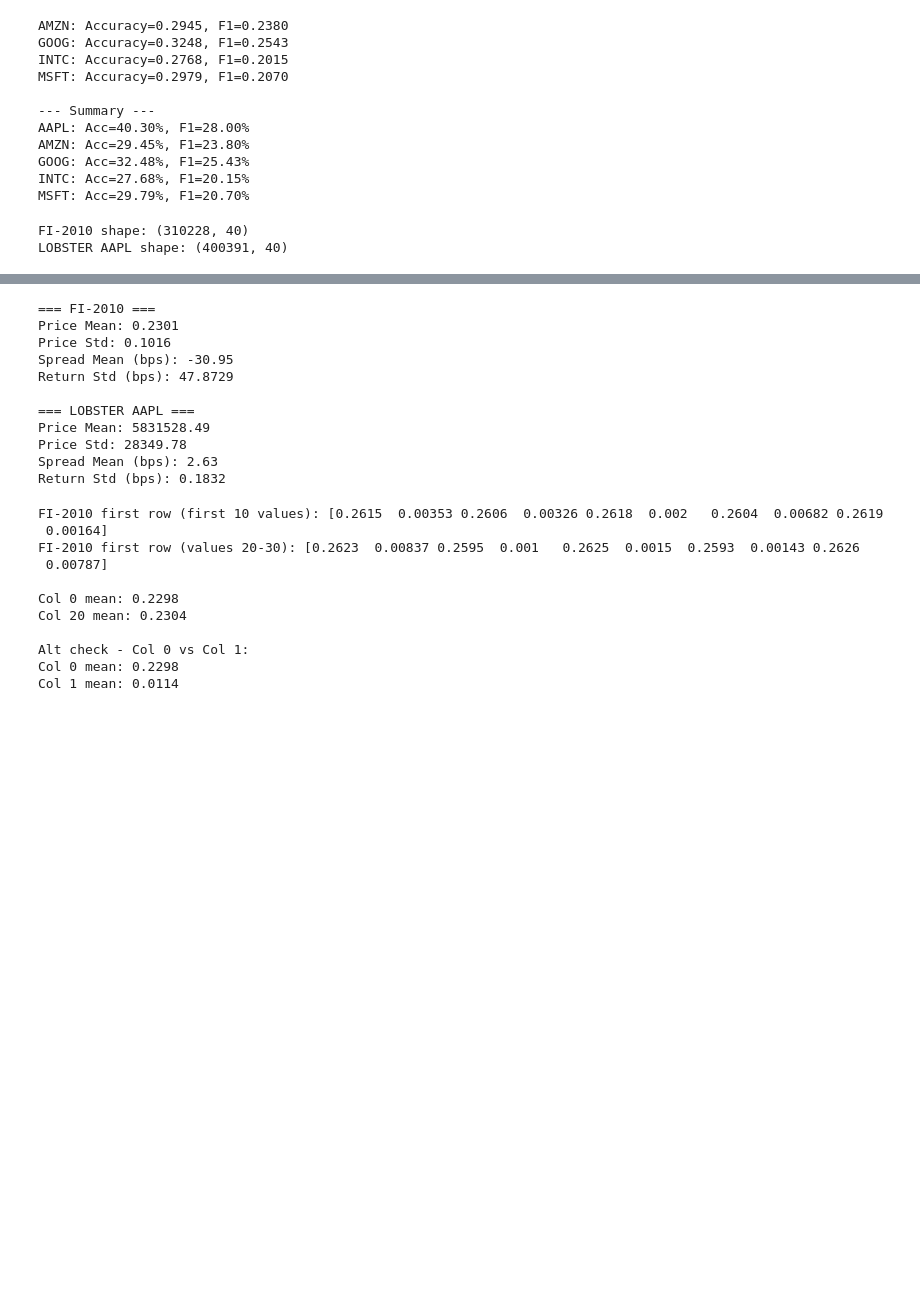
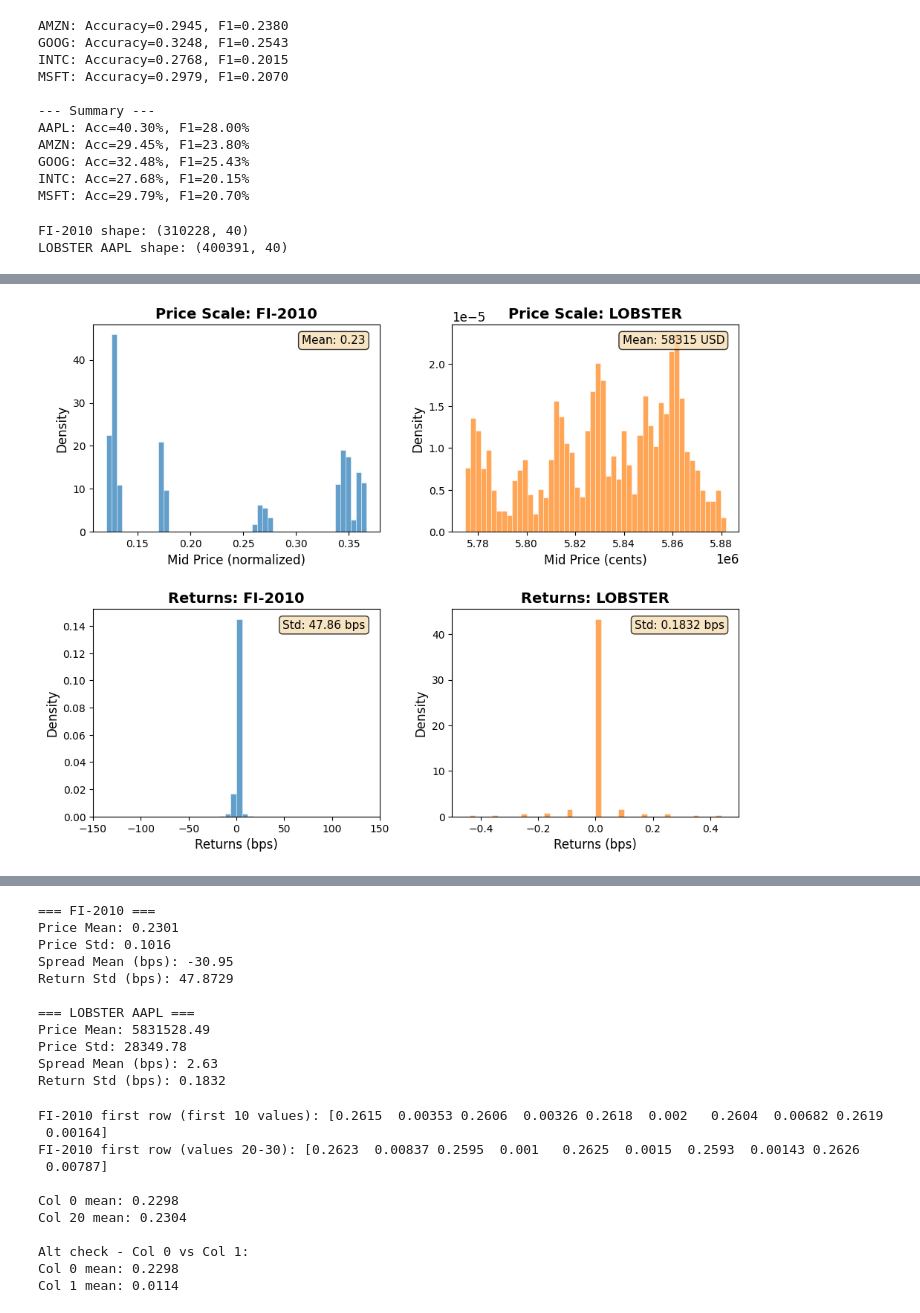
Before and after one commit to ashutoshrp06/LOB-Prediction-Study, a Jupyter notebook: evaluate_lobster.ipynb, the cells around one changed output, grey strips where cells are left out. Cells and saved outputs as stored; diff of their text form; code cells hidden in the pictures; blank space fills up the shorter version.

```diff
--- a/evaluate_lobster.ipynb
+++ b/evaluate_lobster.ipynb
@@ -576,0 +487,81 @@ Saved: distribution_comparison.png
+# %%
+import pandas as pd
+import matplotlib.pyplot as plt
+import numpy as np
+
+# Calculate data
+fi_mid = (fi_lob[:, 0] + fi_lob[:, 2]) / 2
+lob_mid = (lobster_raw_correct['AAPL'][:, 0] + lobster_raw_correct['AAPL'][:, 2]) / 2
+
+fi_returns = np.diff(fi_mid) / fi_mid[:-1]
+lob_returns = np.diff(lob_mid) / lob_mid[:-1]
+fi_returns_bps = fi_returns * 10000
+lob_returns_bps = lob_returns * 10000
+
+# =============================================================================
+# COMPACT 2x2 FIGURE
+# =============================================================================
+fig, axes = plt.subplots(2, 2, figsize=(10, 8))
+
+# Increase font sizes for legibility
+plt.rcParams.update({'font.size': 12})
+title_size = 14
+label_size = 12
+annot_size = 11
+
+# [0,0] Price Scale: FI-2010
+axes[0, 0].hist(fi_mid, bins=50, alpha=0.7, color='#1f77b4', density=True, edgecolor='white', linewidth=0.5)
+axes[0, 0].set_xlabel('Mid Price (normalized)', fontsize=label_size)
+axes[0, 0].set_ylabel('Density', fontsize=label_size)
+axes[0, 0].set_title('Price Scale: FI-2010', fontsize=title_size, fontweight='bold')
+axes[0, 0].annotate(f'Mean: {fi_mid.mean():.2f}', xy=(0.95, 0.95), xycoords='axes fraction',
+                    ha='right', va='top', fontsize=annot_size, bbox=dict(boxstyle='round', facecolor='wheat', alpha=0.8))
+axes[0, 0].tick_params(labelsize=10)
+
+# [0,1] Price Scale: LOBSTER
+axes[0, 1].hist(lob_mid, bins=50, alpha=0.7, color='#ff7f0e', density=True, edgecolor='white', linewidth=0.5)
+axes[0, 1].set_xlabel('Mid Price (cents)', fontsize=label_size)
+axes[0, 1].set_ylabel('Density', fontsize=label_size)
+axes[0, 1].set_title('Price Scale: LOBSTER', fontsize=title_size, fontweight='bold')
+axes[0, 1].annotate(f'Mean: {lob_mid.mean()/100:.0f} USD', xy=(0.95, 0.95), xycoords='axes fraction',
+                    ha='right', va='top', fontsize=annot_size, bbox=dict(boxstyle='round', facecolor='wheat', alpha=0.8))
+axes[0, 1].tick_params(labelsize=10)
+
+# [1,0] Returns: FI-2010
+# [1,0] Returns: FI-2010 - FIX range
+axes[1, 0].hist(fi_returns_bps, bins=50, alpha=0.7, color='#1f77b4', density=True, range=(-150, 150), edgecolor='white', linewidth=0.5)
+axes[1, 0].set_xlim(-150, 150)
+axes[1, 0].set_xlabel('Returns (bps)', fontsize=label_size)
+axes[1, 0].set_ylabel('Density', fontsize=label_size)
+axes[1, 0].set_title('Returns: FI-2010', fontsize=title_size, fontweight='bold')
+axes[1, 0].annotate(f'Std: {np.std(fi_returns_bps):.2f} bps', xy=(0.95, 0.95), xycoords='axes fraction',
+                    ha='right', va='top', fontsize=annot_size, bbox=dict(boxstyle='round', facecolor='wheat', alpha=0.8))
+axes[1, 0].tick_params(labelsize=10)
+
+# [1,1] Returns: LOBSTER
+axes[1, 1].hist(lob_returns_bps, bins=50, alpha=0.7, color='#ff7f0e', density=True, range=(-0.5, 0.5), edgecolor='white', linewidth=0.5)
+axes[1, 1].set_xlim(-0.5, 0.5)
+axes[1, 1].set_xlabel('Returns (bps)', fontsize=label_size)
+axes[1, 1].set_ylabel('Density', fontsize=label_size)
+axes[1, 1].set_title('Returns: LOBSTER', fontsize=title_size, fontweight='bold')
+axes[1, 1].annotate(f'Std: {np.std(lob_returns_bps):.4f} bps', xy=(0.95, 0.95), xycoords='axes fraction',
+                    ha='right', va='top', fontsize=annot_size, bbox=dict(boxstyle='round', facecolor='wheat', alpha=0.8))
+axes[1, 1].tick_params(labelsize=10)
+
+plt.tight_layout(pad=2.0)
+plt.savefig('distribution_comparison_compact.png', dpi=200, bbox_inches='tight', facecolor='white')
+plt.show()
+print("Saved: distribution_comparison_compact.png")
+
+# =============================================================================
+# PRINT STATISTICS
+# =============================================================================
+print("\n" + "="*60)
+print("KEY STATISTICS")
+print("="*60)
+print(f"Return Std: FI-2010 = {np.std(fi_returns_bps):.4f} bps")
+print(f"Return Std: LOBSTER = {np.std(lob_returns_bps):.4f} bps")
+print(f"Ratio: {np.std(fi_returns_bps)/np.std(lob_returns_bps):.0f}x")
+print("="*60)
+# %% [output]
+[figure, added]
```
Also changed, not shown: parts of 5 cells of this notebook, 1 other file.
